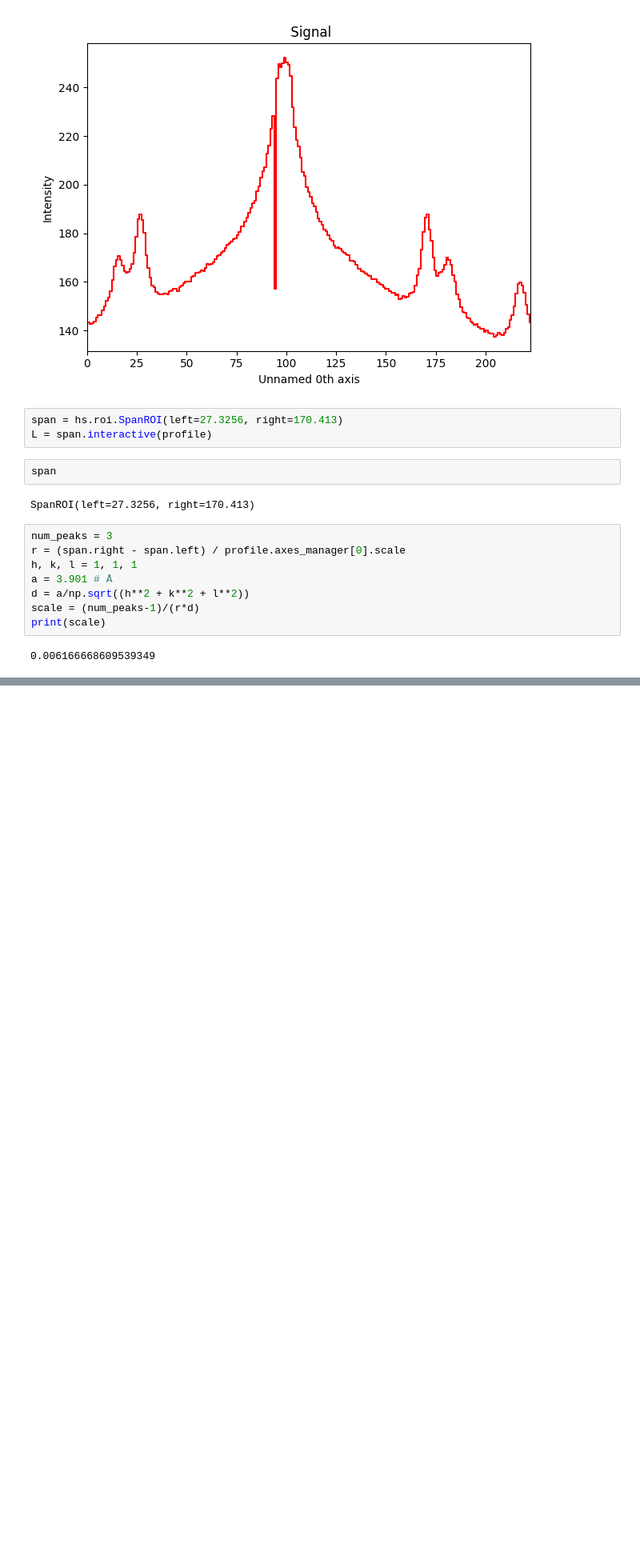
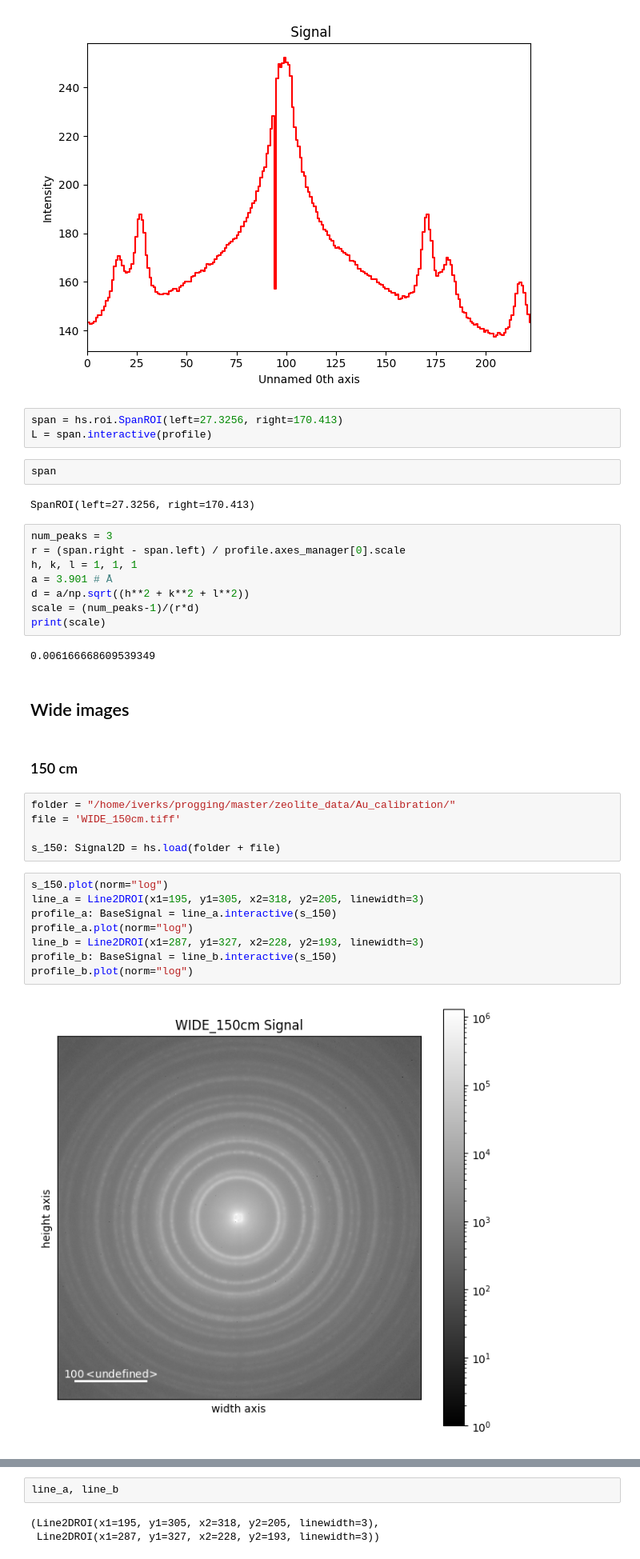
Before and after one commit to iverks/crysm, a Jupyter notebook: calibration.ipynb, the cells around one changed output, grey strips where cells are left out. Shown at 80% size. Drawn from its saved outputs; the diff is of its cells as text; blank space fills up the shorter version.

```diff
--- a/calibration.ipynb
+++ b/calibration.ipynb
@@ -263,3 +278,22 @@ scale = (num_peaks-1)/(r*d)
 print(scale)
 # %% [output]
 0.006166668609539349
+# %% [markdown]
+## Wide images
+# %% [markdown]
+### 150 cm
+# %%
+folder = "/home/iverks/progging/master/zeolite_data/Au_calibration/"
+file = 'WIDE_150cm.tiff'
+
+s_150: Signal2D = hs.load(folder + file)
+# %%
+s_150.plot(norm="log")
+line_a = Line2DROI(x1=195, y1=305, x2=318, y2=205, linewidth=3)
+profile_a: BaseSignal = line_a.interactive(s_150)
+profile_a.plot(norm="log")
+line_b = Line2DROI(x1=287, y1=327, x2=228, y2=193, linewidth=3)
+profile_b: BaseSignal = line_b.interactive(s_150)
+profile_b.plot(norm="log")
+# %% [output]
+[figure, added]
@@ -265,0 +302,5 @@ print(scale)
+# %%
+line_a, line_b
+# %% [output]
+(Line2DROI(x1=195, y1=305, x2=318, y2=205, linewidth=3),
+ Line2DROI(x1=287, y1=327, x2=228, y2=193, linewidth=3))
```
Also changed, not shown: parts of 9 cells of this notebook, 6 other files.
